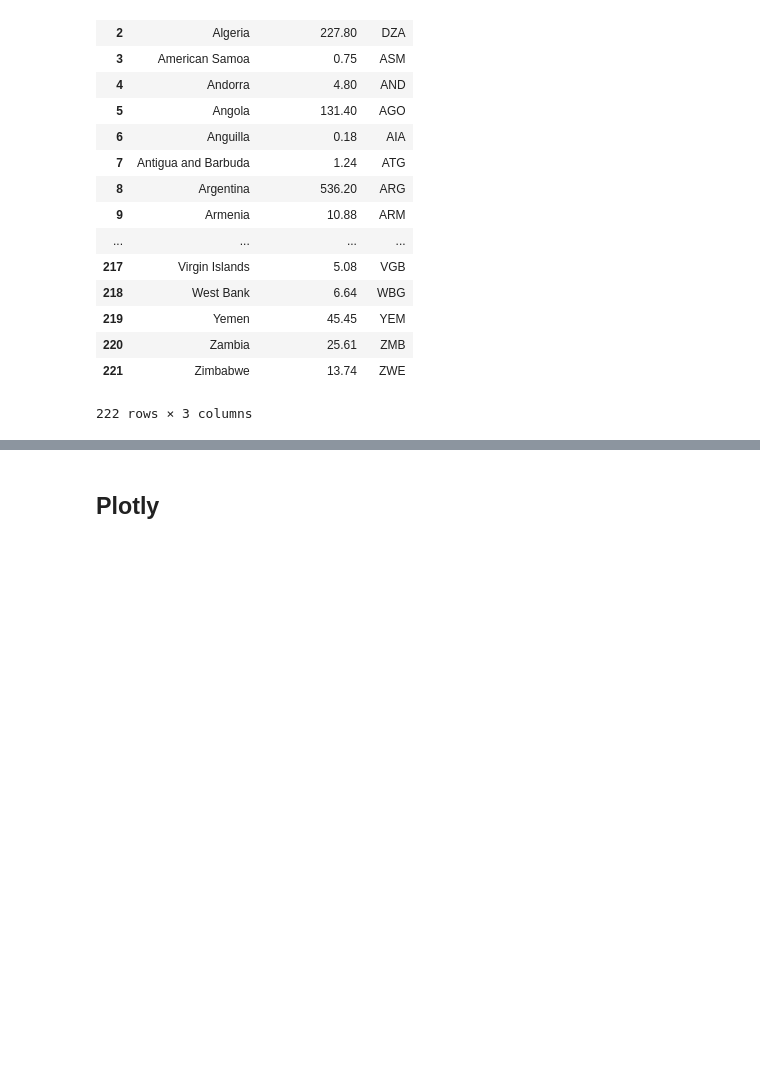
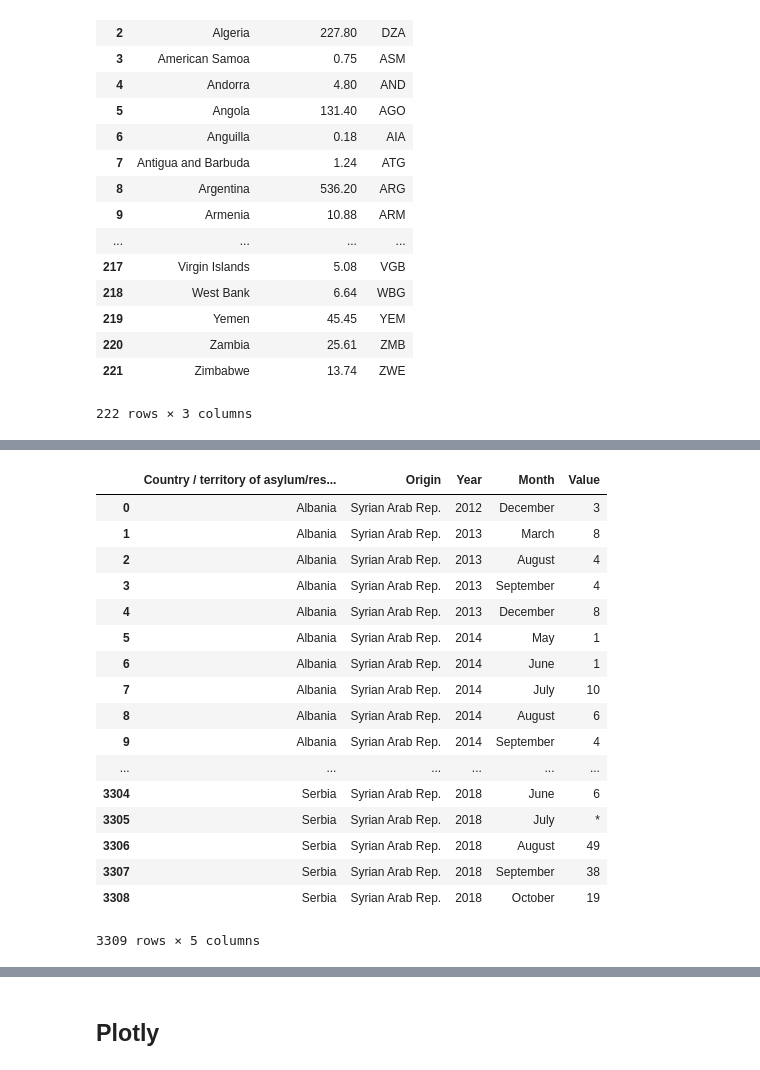
Before and after one commit to romansul/syrian-civil-war, a Jupyter notebook: Choropleth Map Refugee World.ipynb, the cells around one changed output, grey strips where cells are left out. Saved outputs shown, nothing was run; the diff lists cells and outputs as text; code cells hidden in the pictures; blank space fills up the shorter version.

```diff
--- a/Choropleth Map Refugee World.ipynb
+++ b/Choropleth Map Refugee World.ipynb
@@ -70,14 +92,34 @@ code_df
 # %%
 # replacing values in refugee_df dataframe
 new_refugee_df = refugee_df.replace({
     'Czech Rep.': 'Czech Republic',
     'United Kingdom of Great Britain and Northern Ireland': 'United Kingdom',
     'Rep. of Korea': 'Korea, South',
     'The former Yugoslav Rep. of Macedonia': 'Macedonia',
     'USA (INS/DHS)': 'United States',
     'USA (EOIR)': 'United States',
     'Serbia and Kosovo: S/RES/1244 (1999)': 'Serbia'
 })
+new_refugee_df
+# %% [output]
+|  | Country / territory of asylum/res... | Origin | Year | Month | Value |
+| 0 | Albania | Syrian Arab Rep. | 2012 | December | 3 |
+| 1 | Albania | Syrian Arab Rep. | 2013 | March | 8 |
+| 2 | Albania | Syrian Arab Rep. | 2013 | August | 4 |
+| 3 | Albania | Syrian Arab Rep. | 2013 | September | 4 |
+| 4 | Albania | Syrian Arab Rep. | 2013 | December | 8 |
+| 5 | Albania | Syrian Arab Rep. | 2014 | May | 1 |
+| 6 | Albania | Syrian Arab Rep. | 2014 | June | 1 |
+| 7 | Albania | Syrian Arab Rep. | 2014 | July | 10 |
+| 8 | Albania | Syrian Arab Rep. | 2014 | August | 6 |
+| 9 | Albania | Syrian Arab Rep. | 2014 | September | 4 |
+| ... | ... | ... | ... | ... | ... |
+| 3304 | Serbia | Syrian Arab Rep. | 2018 | June | 6 |
+| 3305 | Serbia | Syrian Arab Rep. | 2018 | July | * |
+| 3306 | Serbia | Syrian Arab Rep. | 2018 | August | 49 |
+| 3307 | Serbia | Syrian Arab Rep. | 2018 | September | 38 |
+| 3308 | Serbia | Syrian Arab Rep. | 2018 | October | 19 |
+3309 rows × 5 columns
 # %%
 # joining two tables together
 merged_df = new_refugee_df.set_index('Country / territory of asylum/residence').join(code_df.set_index('COUNTRY'))
```
Also changed, not shown: parts of 4 cells of this notebook.
